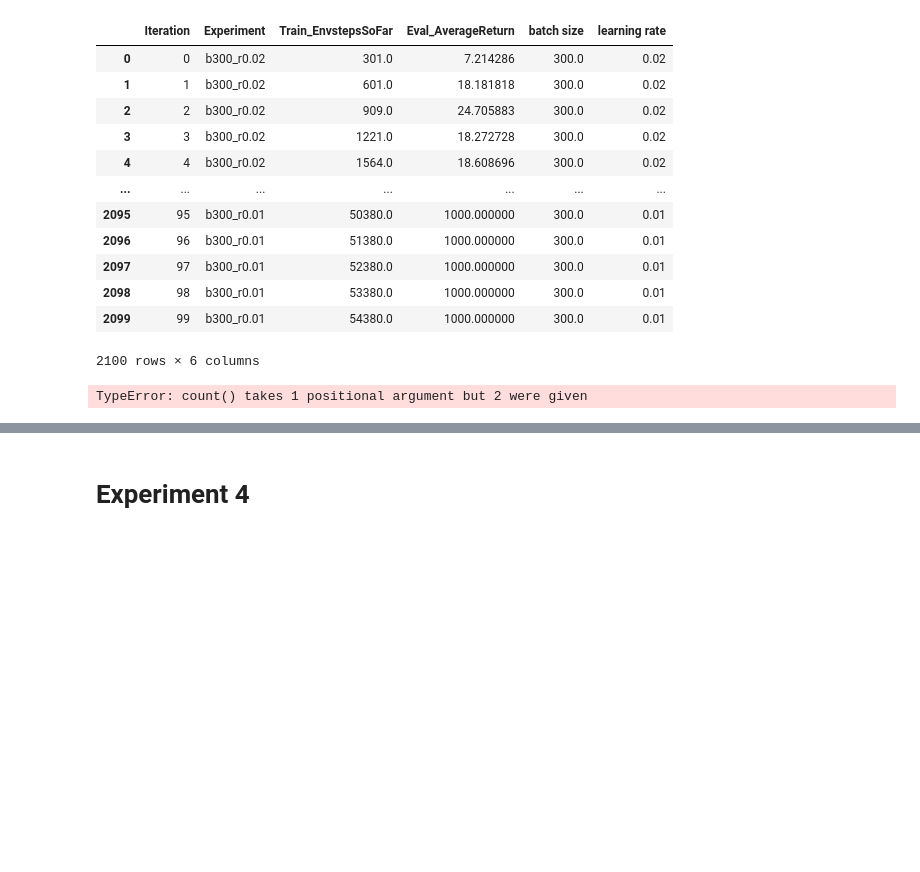
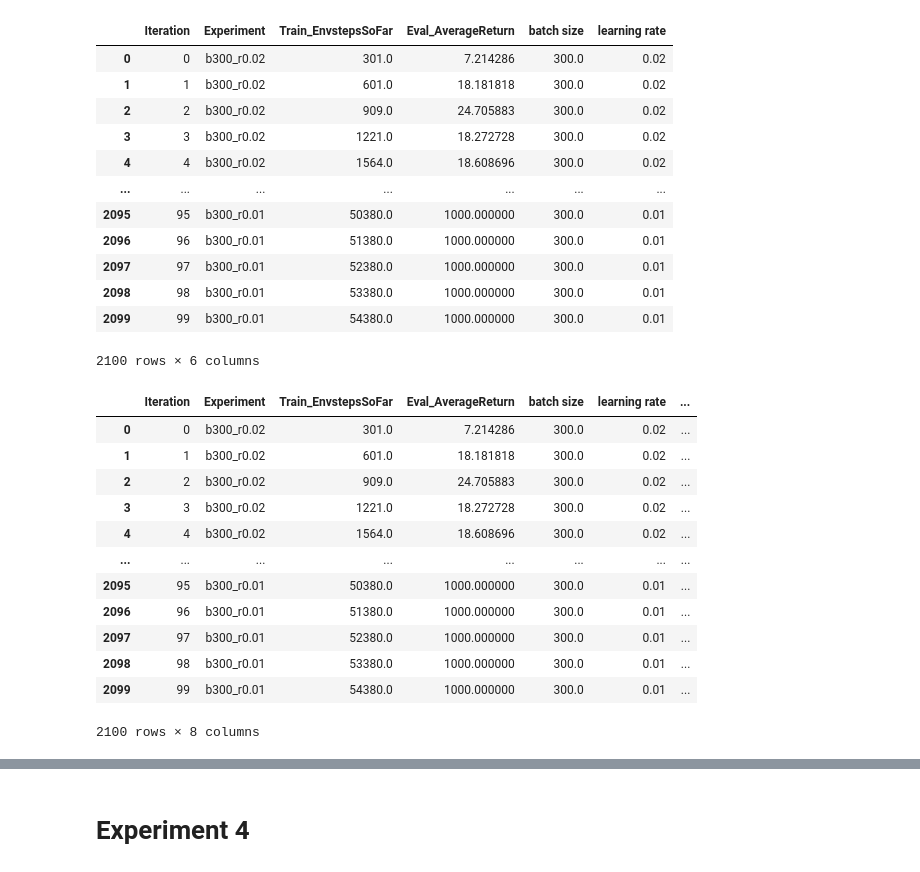
Before and after one commit to MinWang1997/CS285-Deep-Reinforcement-Learning, a Jupyter notebook: homework_fall2020-master/hw2/dataviz.ipynb, the cells around one changed output, grey strips where cells are left out. Drawn from its saved outputs; the diff is of its cells as text; code cells hidden in the pictures; blank space fills up the shorter version.

```diff
--- a/homework_fall2020-master/hw2/dataviz.ipynb
+++ b/homework_fall2020-master/hw2/dataviz.ipynb
@@ -313,10 +320,27 @@ data_q2
 # %%
 threshold=900
 #data_q2[["batch size", "learning rate"]] = data_q2["Experiment"].apply(data_add_column)
 data_q2['return_over_threshold']=data_q2['Eval_AverageReturn'] > threshold
+list
+data_q2['return_over_threshold']
 
 
-data_q2.groupby('Experiment').count('return_over_threshold')
+
+
+
+#data_q2.groupby('Experiment')
 #data_q2[data_q2['Eval_AverageReturn']>900].groupby('Experiment').count().reset_index()
 # %% [output]
+|  | Iteration | Experiment | Train_EnvstepsSoFar | Eval_AverageReturn | batch size | learning rate | ... |
+| 0 | 0 | b300_r0.02 | 301.0 | 7.214286 | 300.0 | 0.02 | ... |
+| 1 | 1 | b300_r0.02 | 601.0 | 18.181818 | 300.0 | 0.02 | ... |
+| 2 | 2 | b300_r0.02 | 909.0 | 24.705883 | 300.0 | 0.02 | ... |
+| 3 | 3 | b300_r0.02 | 1221.0 | 18.272728 | 300.0 | 0.02 | ... |
+| 4 | 4 | b300_r0.02 | 1564.0 | 18.608696 | 300.0 | 0.02 | ... |
+| ... | ... | ... | ... | ... | ... | ... | ... |
+| 2095 | 95 | b300_r0.01 | 50380.0 | 1000.000000 | 300.0 | 0.01 | ... |
+| 2096 | 96 | b300_r0.01 | 51380.0 | 1000.000000 | 300.0 | 0.01 | ... |
+| 2097 | 97 | b300_r0.01 | 52380.0 | 1000.000000 | 300.0 | 0.01 | ... |
+| 2098 | 98 | b300_r0.01 | 53380.0 | 1000.000000 | 300.0 | 0.01 | ... |
+| 2099 | 99 | b300_r0.01 | 54380.0 | 1000.000000 | 300.0 | 0.01 | ... |
-TypeError: count() takes 1 positional argument but 2 were given
+2100 rows × 8 columns
```
Also changed, not shown: parts of 18 cells of this notebook, 1 other file.
